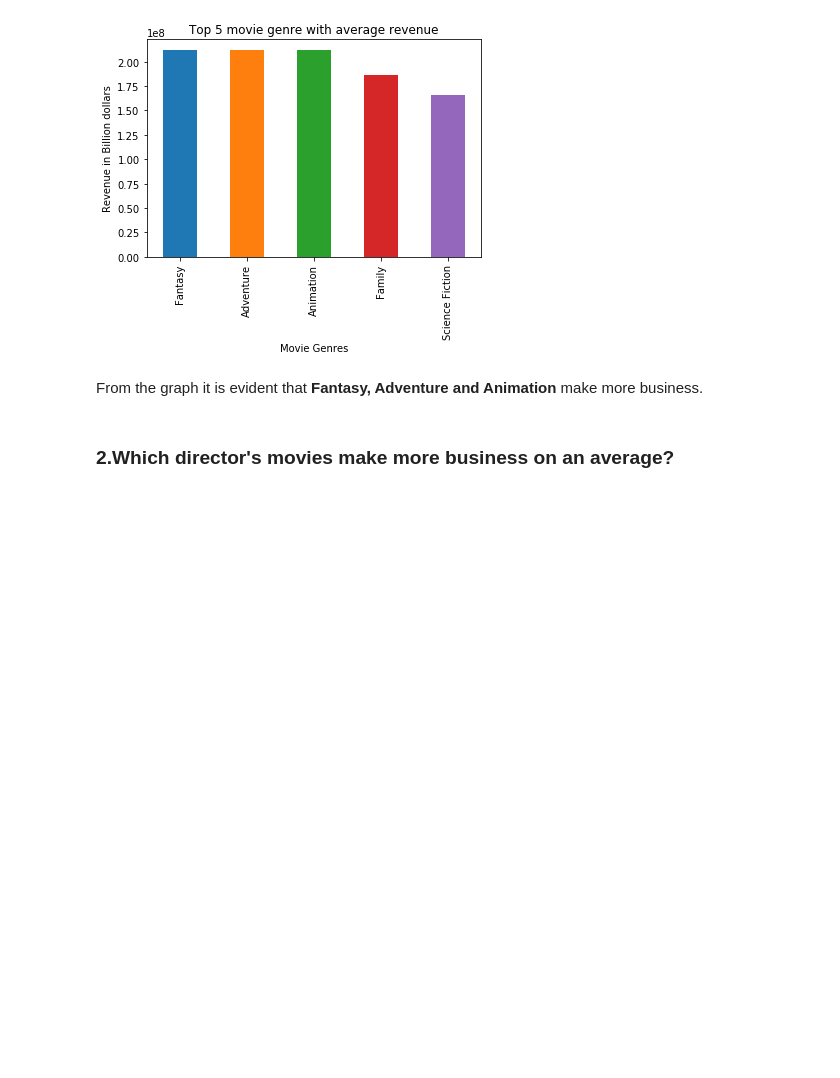
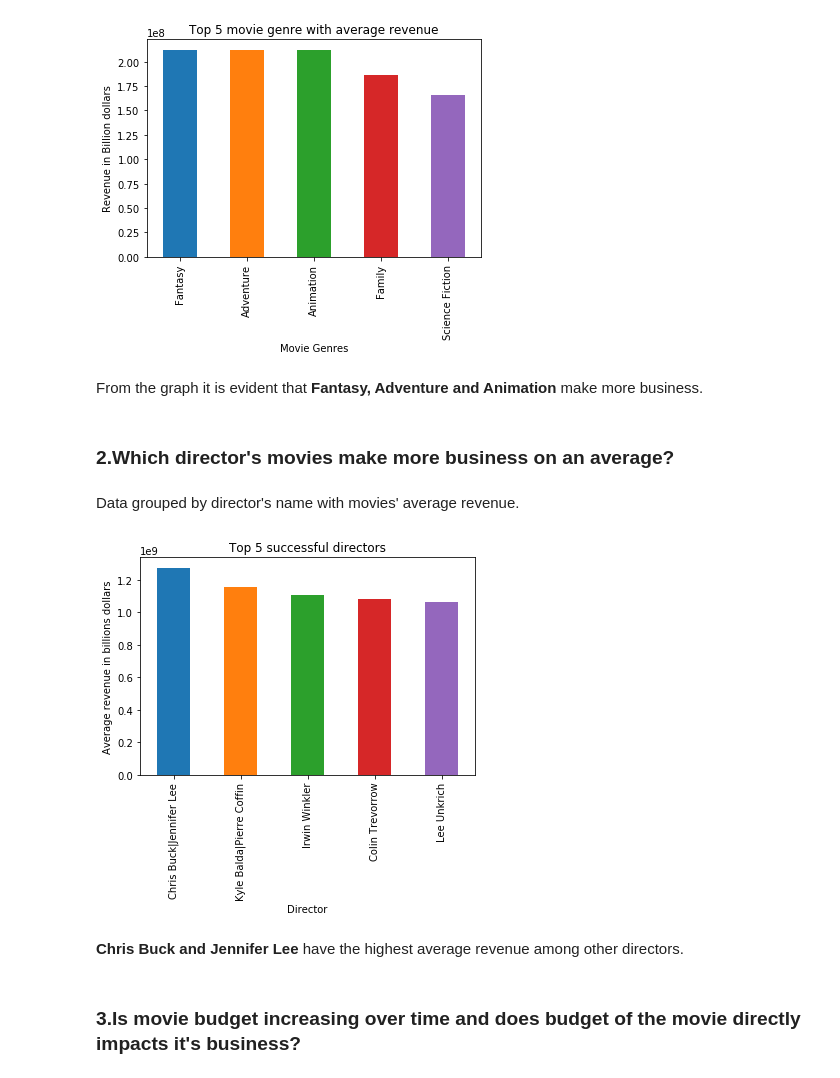
Before and after one commit to akshaybogar/TMDBMovies, a Jupyter notebook: TMDB_analysis.ipynb, the cells around one changed output. Cells and saved outputs as stored; diff of their text form; code cells hidden in the pictures; blank space fills up the shorter version.

Commit message:
Movie budget/revenue trend

```diff
--- a/TMDB_analysis.ipynb
+++ b/TMDB_analysis.ipynb
@@ -199,3 +199,17 @@ ax.set_ylabel('Revenue in Billion dollars');
 From the graph it is evident that **Fantasy, Adventure and Animation** make more business.
 # %% [markdown]
 ### 2.Which director's movies make more business on an average?
+# %% [markdown]
+Data grouped by director's name with movies' average revenue.
+# %%
+dir_rev=df.groupby('director')['revenue'].mean()
+# %%
+ax=dir_rev.nlargest(5).plot(kind='bar',title='Top 5 successful directors');
+ax.set_xlabel('Director');
+ax.set_ylabel('Average revenue in billions dollars');
+# %% [output]
+[figure, added]
+# %% [markdown]
+**Chris Buck and Jennifer Lee** have the highest average revenue among other directors.
+# %% [markdown]
+### 3.Is movie budget increasing over time and does budget of the movie directly impacts it's business?
```
Also changed, not shown: parts of 5 cells of this notebook.
